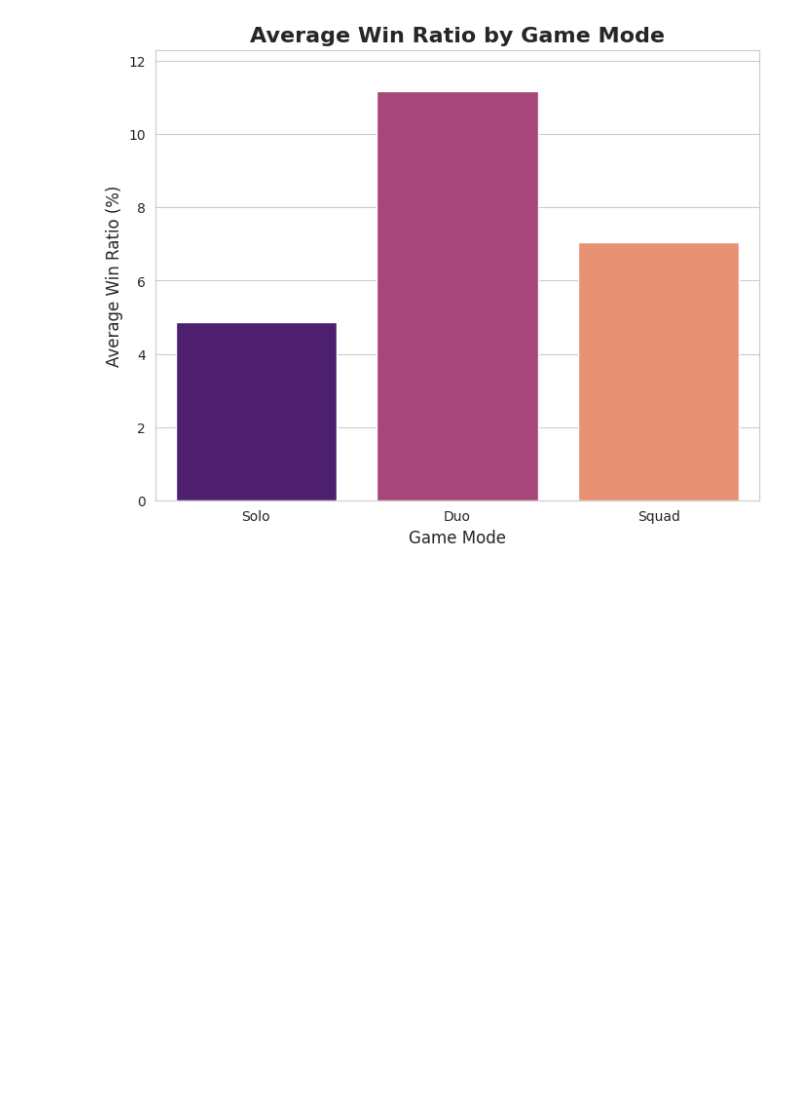
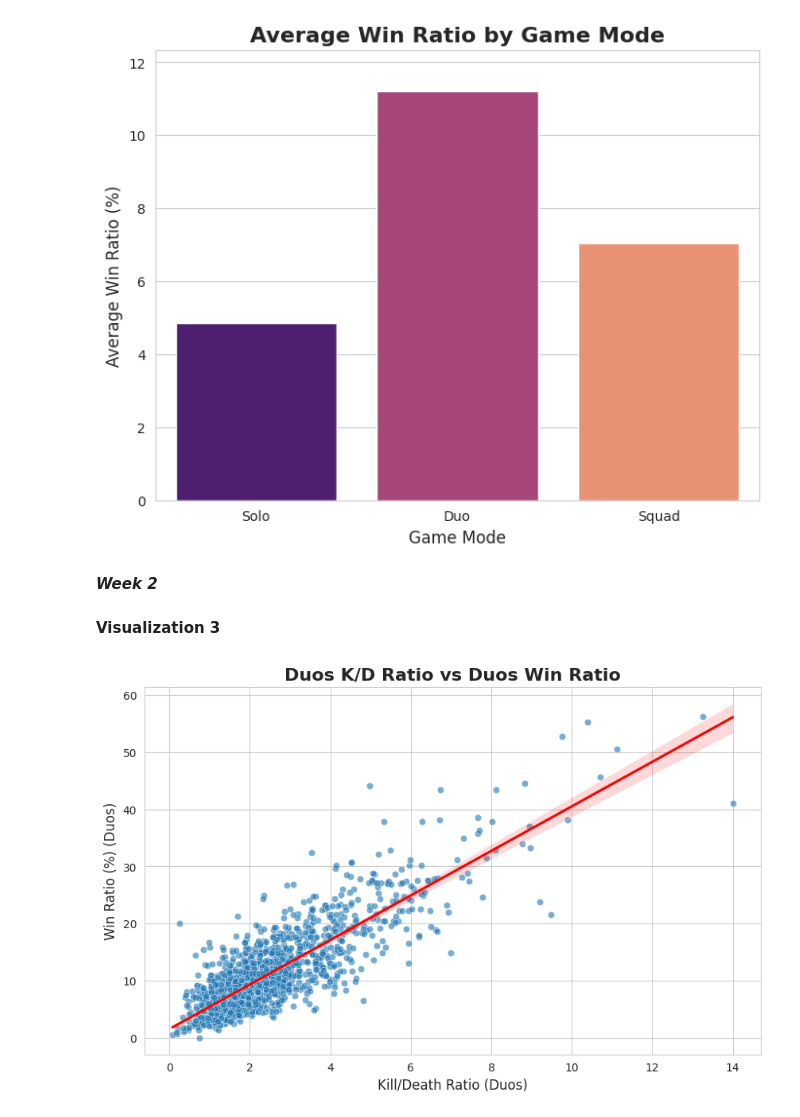
Before and after one commit to walruto/fortnite_anaylsis, a Jupyter notebook: Fortnite_Player_Analysis.ipynb, the cells around one changed output. Saved outputs shown, nothing was run; the diff lists cells and outputs as text; code cells hidden in the pictures; blank space fills up the shorter version.

```diff
--- a/Fortnite_Player_Analysis.ipynb
+++ b/Fortnite_Player_Analysis.ipynb
@@ -157,3 +155,17 @@ Passing `palette` without assigning `hue` is deprecated and will be removed in v
 
   sns.barplot(
 [figure]
+# %% [markdown]
+***Week 2***
+# %% [markdown]
+**Visualization 3**
+# %%
+plt.figure(figsize=(10,6))
+sns.scatterplot(data=df, x='Duos kd', y='Duos winRatio', alpha=0.6)
+sns.regplot(data=df, x='Duos kd', y='Duos winRatio', scatter=False, color='red')
+plt.title('Duos K/D Ratio vs Duos Win Ratio', fontsize=16, fontweight='bold')
+plt.xlabel('Kill/Death Ratio (Duos)', fontsize=12)
+plt.ylabel('Win Ratio (%) (Duos)', fontsize=12)
+plt.show()
+# %% [output]
+[figure, added]
```
Also changed, not shown: parts of 12 cells of this notebook.
